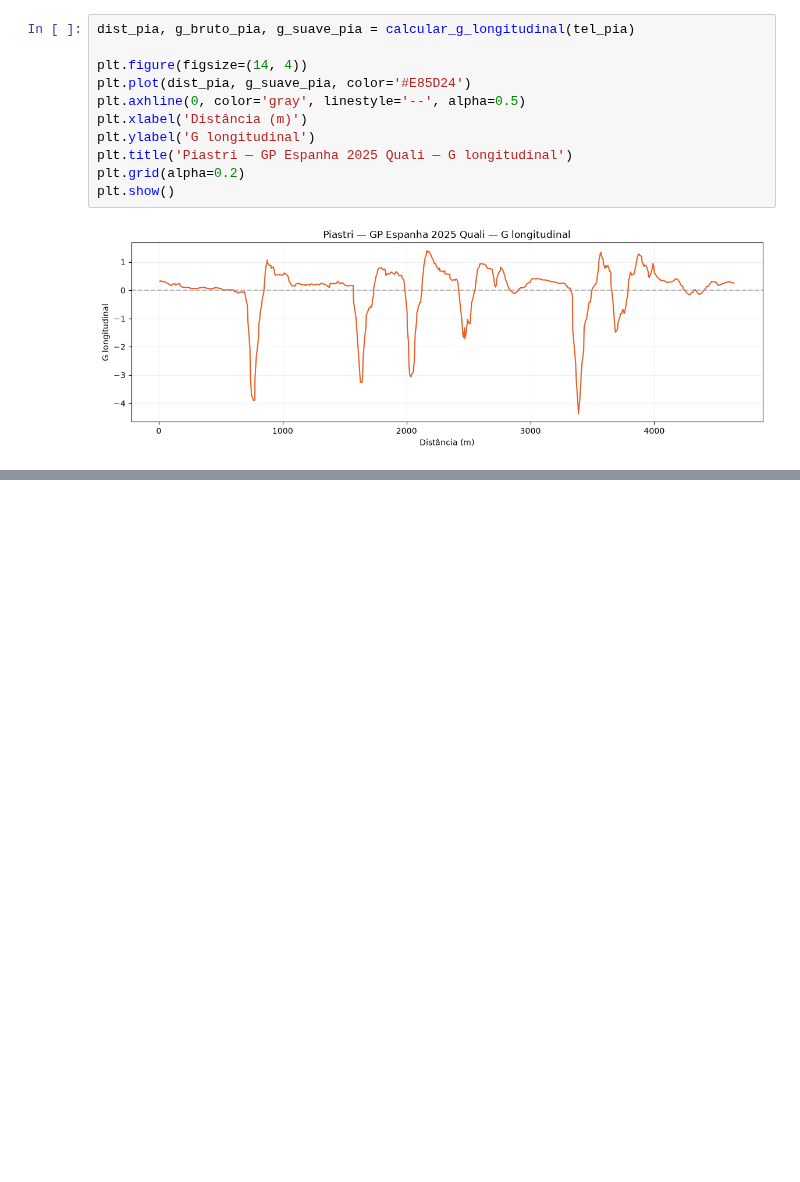
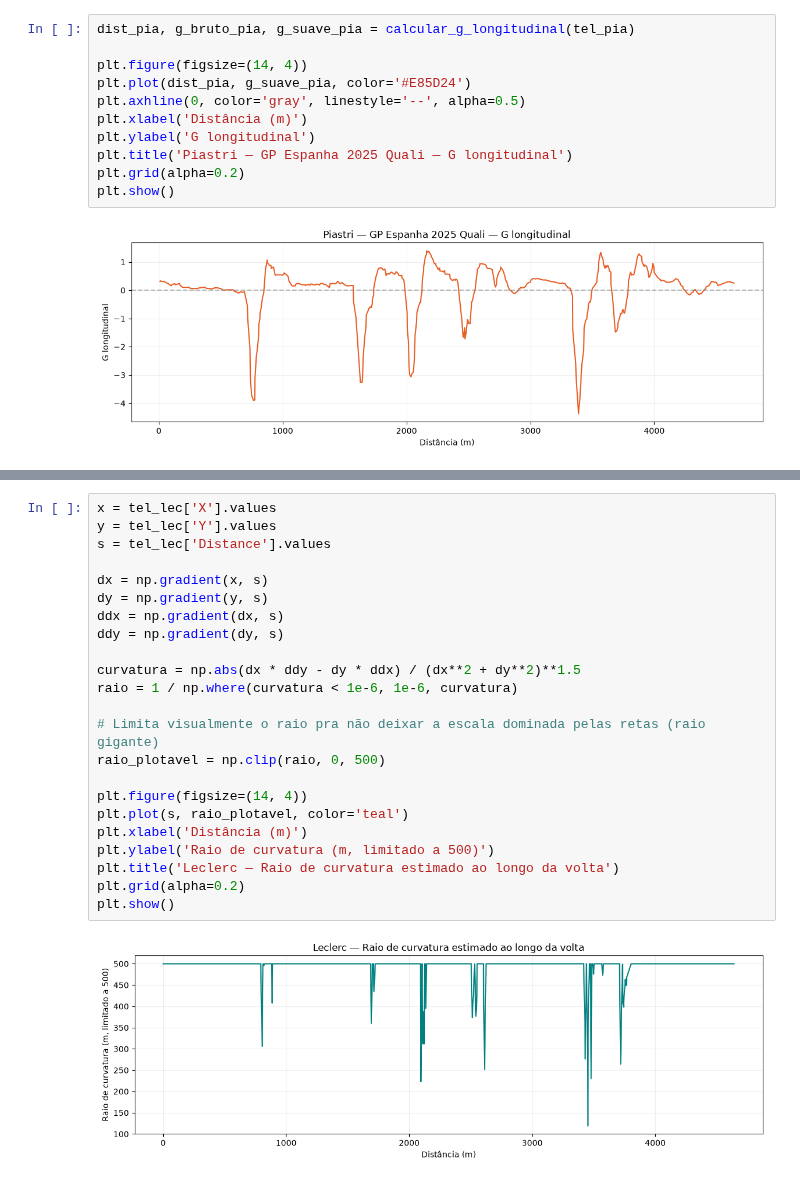
Before and after one commit to Mazzoni-mat-ap/telemetria-f1, a Jupyter notebook: MODULO2.ipynb, the cells around one changed output, grey strips where cells are left out. Drawn from its saved outputs; the diff is of its cells as text; blank space fills up the shorter version.

```diff
--- a/MODULO2.ipynb
+++ b/MODULO2.ipynb
@@ -183,0 +287,25 @@ plt.show()
+# %%
+x = tel_lec['X'].values
+y = tel_lec['Y'].values
+s = tel_lec['Distance'].values
+
+dx = np.gradient(x, s)
+dy = np.gradient(y, s)
+ddx = np.gradient(dx, s)
+ddy = np.gradient(dy, s)
+
+curvatura = np.abs(dx * ddy - dy * ddx) / (dx**2 + dy**2)**1.5
+raio = 1 / np.where(curvatura < 1e-6, 1e-6, curvatura)
+
+# Limita visualmente o raio pra não deixar a escala dominada pelas retas (raio gigante)
+raio_plotavel = np.clip(raio, 0, 500)
+
+plt.figure(figsize=(14, 4))
+plt.plot(s, raio_plotavel, color='teal')
+plt.xlabel('Distância (m)')
+plt.ylabel('Raio de curvatura (m, limitado a 500)')
+plt.title('Leclerc — Raio de curvatura estimado ao longo da volta')
+plt.grid(alpha=0.2)
+plt.show()
+# %% [output]
+[figure, added]
```
Also changed, not shown: parts of 19 cells of this notebook, 1 other file.
